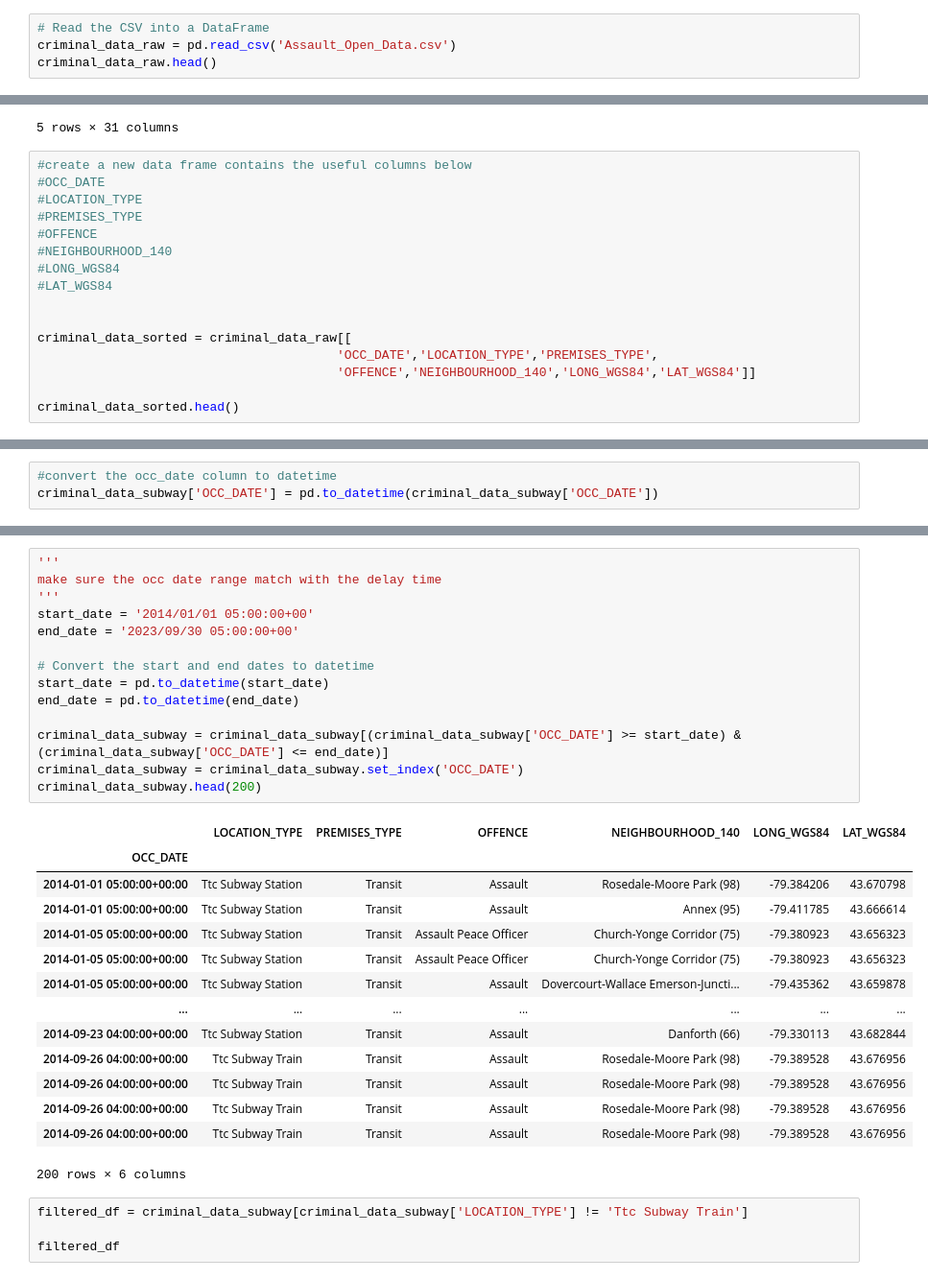
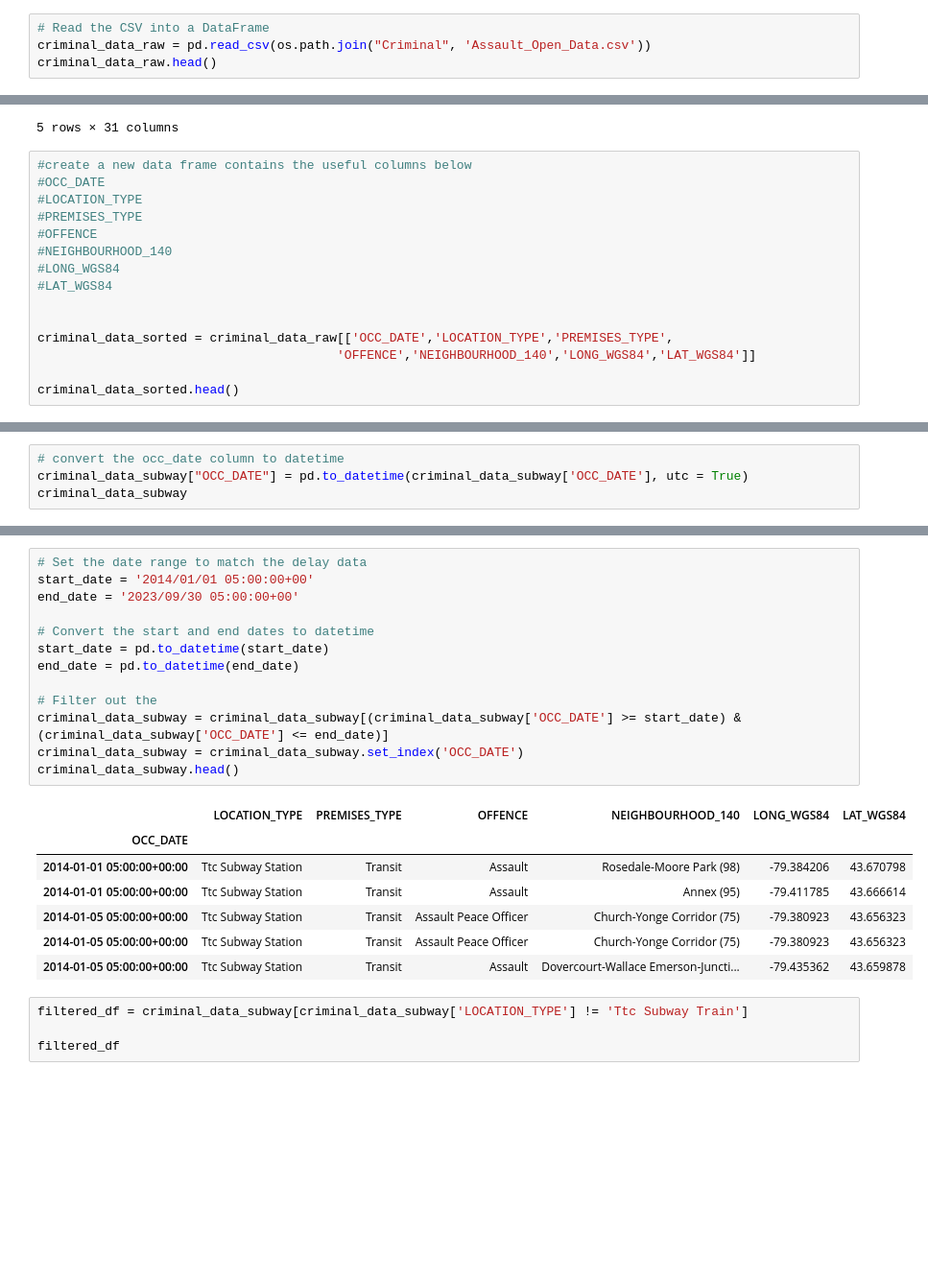
Before and after one commit to YuqiHu/TTC_Subway_Delay_Analysis, a Jupyter notebook: Criminal Data Clean up.ipynb, the cells around one changed output, grey strips where cells are left out. Shown at 96% size. Saved outputs shown, nothing was run; the diff lists cells and outputs as text; blank space fills up the shorter version.

```diff
--- a/Criminal Data Clean up.ipynb
+++ b/Criminal Data Clean up.ipynb
@@ -6,6 +7,6 @@ import matplotlib.pyplot as plt
 # %%
 # Read the CSV into a DataFrame
-criminal_data_raw = pd.read_csv('Assault_Open_Data.csv')
+criminal_data_raw = pd.read_csv(os.path.join("Criminal", 'Assault_Open_Data.csv'))
 criminal_data_raw.head()
 # %% [output]
 |  | X | Y | OBJECTID | EVENT_UNIQUE_ID | REPORT_DATE | OCC_DATE | REPORT_YEAR | REPORT_MONTH | ... |
@@ -26,8 +27,7 @@ criminal_data_raw.head()
 #LAT_WGS84
 
 
-criminal_data_sorted = criminal_data_raw[[
-                                        'OCC_DATE','LOCATION_TYPE','PREMISES_TYPE',
+criminal_data_sorted = criminal_data_raw[['OCC_DATE','LOCATION_TYPE','PREMISES_TYPE',
                                         'OFFENCE','NEIGHBOURHOOD_140','LONG_WGS84','LAT_WGS84']]
 
 criminal_data_sorted.head()
@@ -60,6 +59,7 @@ criminal_data_subway.head(100)
 # %%
-#convert the occ_date column to datetime
-criminal_data_subway['OCC_DATE'] = pd.to_datetime(criminal_data_subway['OCC_DATE'])
+# convert the occ_date column to datetime
+criminal_data_subway["OCC_DATE"] = pd.to_datetime(criminal_data_subway['OCC_DATE'], utc = True)
+criminal_data_subway
 # %% [output]
 A value is trying to be set on a copy of a slice from a DataFrame.
 Try using .loc[row_indexer,col_indexer] = value instead
@@ -68,32 +82,24 @@ See the caveats in the documentation: https://pandas.pydata.org/pandas-docs/stab
 # %%
-'''
-make sure the occ date range match with the delay time
-'''
+# Set the date range to match the delay data
 start_date = '2014/01/01 05:00:00+00'
 end_date = '2023/09/30 05:00:00+00'
 
 # Convert the start and end dates to datetime
 start_date = pd.to_datetime(start_date)
 end_date = pd.to_datetime(end_date)
 
+# Filter out the
 criminal_data_subway = criminal_data_subway[(criminal_data_subway['OCC_DATE'] >= start_date) & (criminal_data_subway['OCC_DATE'] <= end_date)]
 criminal_data_subway = criminal_data_subway.set_index('OCC_DATE')
-criminal_data_subway.head(200)
+criminal_data_subway.head()
 # %% [output]
 |  | LOCATION_TYPE | PREMISES_TYPE | OFFENCE | NEIGHBOURHOOD_140 | LONG_WGS84 | LAT_WGS84 |
 | OCC_DATE |  |  |  |  |  |  |
 | 2014-01-01 05:00:00+00:00 | Ttc Subway Station | Transit | Assault | Rosedale-Moore Park (98) | -79.384206 | 43.670798 |
 | 2014-01-01 05:00:00+00:00 | Ttc Subway Station | Transit | Assault | Annex (95) | -79.411785 | 43.666614 |
 | 2014-01-05 05:00:00+00:00 | Ttc Subway Station | Transit | Assault Peace Officer | Church-Yonge Corridor (75) | -79.380923 | 43.656323 |
 | 2014-01-05 05:00:00+00:00 | Ttc Subway Station | Transit | Assault Peace Officer | Church-Yonge Corridor (75) | -79.380923 | 43.656323 |
 | 2014-01-05 05:00:00+00:00 | Ttc Subway Station | Transit | Assault | Dovercourt-Wallace Emerson-Juncti... | -79.435362 | 43.659878 |
-| ... | ... | ... | ... | ... | ... | ... |
-| 2014-09-23 04:00:00+00:00 | Ttc Subway Station | Transit | Assault | Danforth (66) | -79.330113 | 43.682844 |
-| 2014-09-26 04:00:00+00:00 | Ttc Subway Train | Transit | Assault | Rosedale-Moore Park (98) | -79.389528 | 43.676956 |
-| 2014-09-26 04:00:00+00:00 | Ttc Subway Train | Transit | Assault | Rosedale-Moore Park (98) | -79.389528 | 43.676956 |
-| 2014-09-26 04:00:00+00:00 | Ttc Subway Train | Transit | Assault | Rosedale-Moore Park (98) | -79.389528 | 43.676956 |
-| 2014-09-26 04:00:00+00:00 | Ttc Subway Train | Transit | Assault | Rosedale-Moore Park (98) | -79.389528 | 43.676956 |
-200 rows × 6 columns
 # %%
 filtered_df = criminal_data_subway[criminal_data_subway['LOCATION_TYPE'] != 'Ttc Subway Train']
 
```
Also changed, not shown: parts of 3 cells of this notebook, 7 other files.
